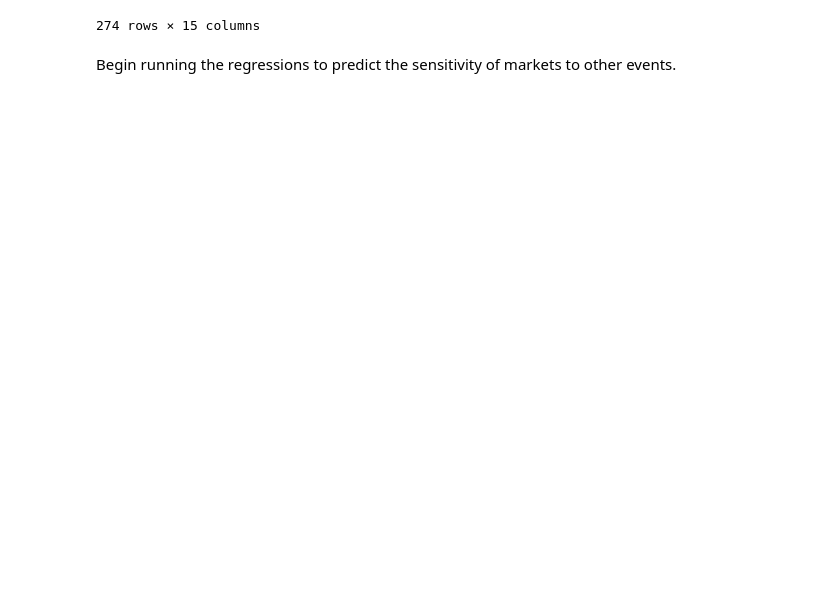
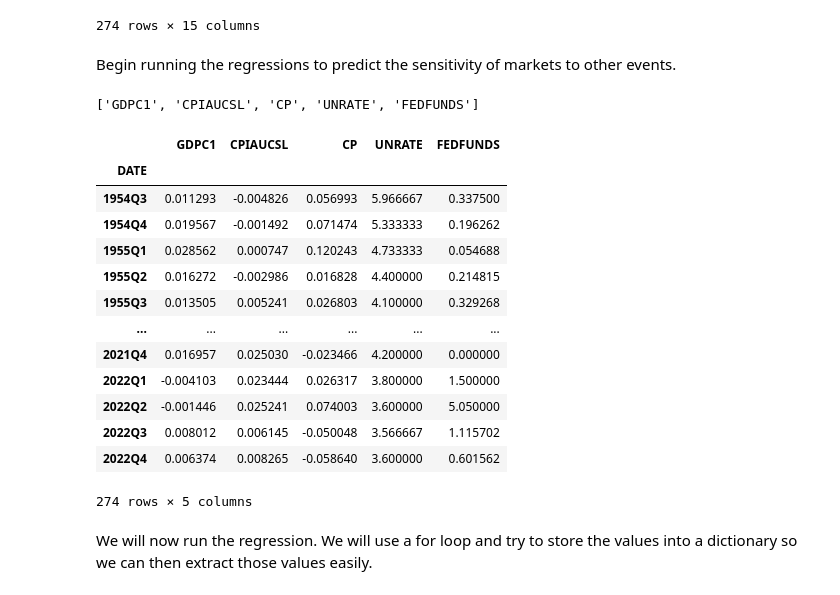
Before and after one commit to vargopal/stockMarket, a Jupyter notebook: F455_project.ipynb, the cells around one changed output. Saved outputs shown, nothing was run; the diff lists cells and outputs as text; code cells hidden in the pictures; blank space fills up the shorter version.

Commit message:
Running the first regression

```diff
--- a/F455_project.ipynb
+++ b/F455_project.ipynb
@@ -232,7 +232,7 @@ for i in range(len(dfs)-1):
     else:
         merged_df = merged_df.merge(dfs[i+1], how = 'right' , left_index= True, right_index = True)
 # Since there was not as much data for Q1 2023, we excluded that from the dataset
-merged_df[:-1]
+merged_df = merged_df[:-1]
 # %% [output]
 |  | NoDur | Durbl | Manuf | Enrgy | HiTec | Telcm | Shops | Hlth | Utils | Other | GDPC1 | ... |
 | DATE |  |  |  |  |  |  |  |  |  |  |  | ... |
@@ -253,3 +253,29 @@ Begin running the regressions to predict the sensitivity of markets to other eve
 # %%
 # import sklearn
 from sklearn.linear_model import LinearRegression
+# %%
+# Create a separate list with all the independent variables
+ind_var = []
+for col in merged_df.columns[10:]:
+    ind_var += [col]
+# %% [output]
+['GDPC1', 'CPIAUCSL', 'CP', 'UNRATE', 'FEDFUNDS']
+# %%
+X = merged_df[ind_var]
+# %% [output]
+|  | GDPC1 | CPIAUCSL | CP | UNRATE | FEDFUNDS |
+| DATE |  |  |  |  |  |
+| 1954Q3 | 0.011293 | -0.004826 | 0.056993 | 5.966667 | 0.337500 |
+| 1954Q4 | 0.019567 | -0.001492 | 0.071474 | 5.333333 | 0.196262 |
+| 1955Q1 | 0.028562 | 0.000747 | 0.120243 | 4.733333 | 0.054688 |
+| 1955Q2 | 0.016272 | -0.002986 | 0.016828 | 4.400000 | 0.214815 |
+| 1955Q3 | 0.013505 | 0.005241 | 0.026803 | 4.100000 | 0.329268 |
+| ... | ... | ... | ... | ... | ... |
+| 2021Q4 | 0.016957 | 0.025030 | -0.023466 | 4.200000 | 0.000000 |
+| 2022Q1 | -0.004103 | 0.023444 | 0.026317 | 3.800000 | 1.500000 |
+| 2022Q2 | -0.001446 | 0.025241 | 0.074003 | 3.600000 | 5.050000 |
+| 2022Q3 | 0.008012 | 0.006145 | -0.050048 | 3.566667 | 1.115702 |
+| 2022Q4 | 0.006374 | 0.008265 | -0.058640 | 3.600000 | 0.601562 |
+274 rows × 5 columns
+# %% [markdown]
+We will now run the regression. We will use a for loop and try to store the values into a dictionary so we can then extract those values easily.
```
Also changed, not shown: parts of 2 cells of this notebook.
